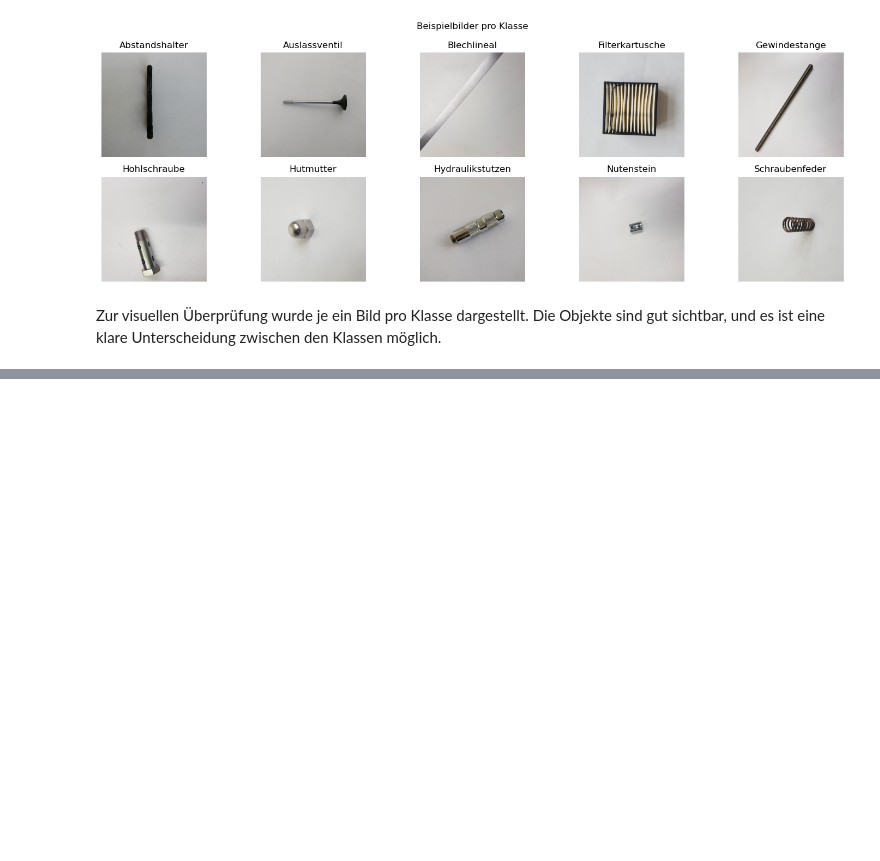
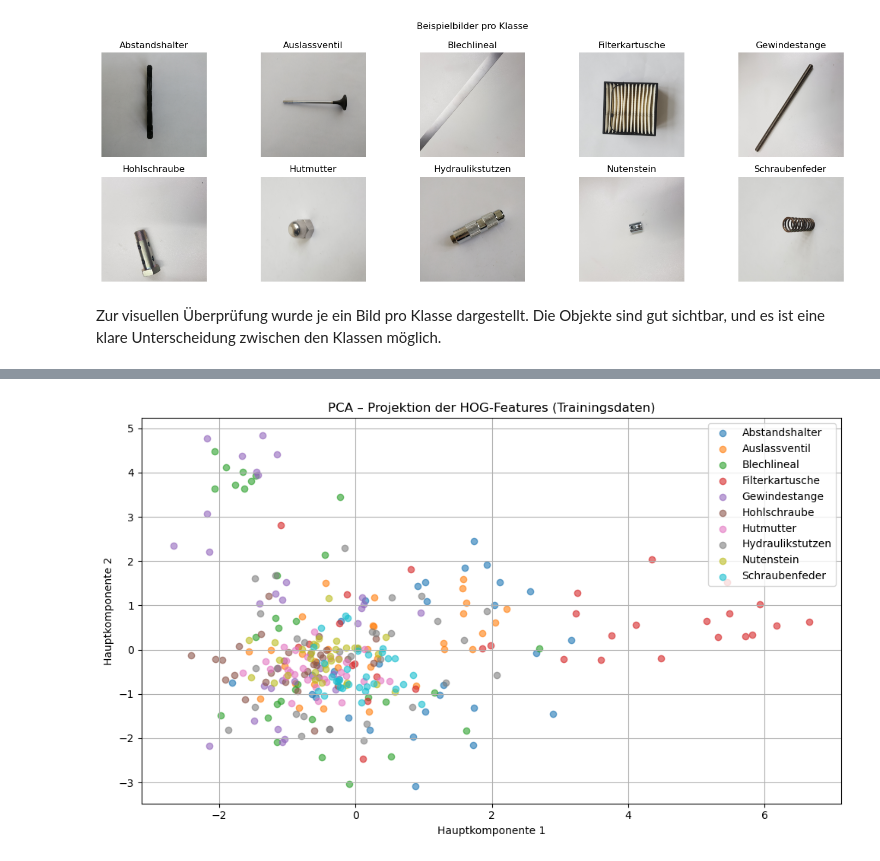
Before and after one commit to CHNCXY/AGBA2, a Jupyter notebook: HA1/HA1.ipynb, the cells around one changed output, grey strips where cells are left out. Cells and saved outputs as stored; diff of their text form; code cells hidden in the pictures; blank space fills up the shorter version.

```diff
--- a/HA1/HA1.ipynb
+++ b/HA1/HA1.ipynb
@@ -159,0 +256,25 @@ print(f"Test:  {X_test_img.shape}, Labels: {len(y_test_enc)}")
+# %%
+from sklearn.decomposition import PCA
+import matplotlib.pyplot as plt
+
+# 先将高维 HOG 特征降到 2D
+pca = PCA(n_components=2)
+X_train_pca = pca.fit_transform(X_train_hog)
+
+# 可视化
+plt.figure(figsize=(10, 6))
+
+# 不同颜色表示不同类别
+for label in np.unique(y_train_enc):
+    idx = y_train_enc == label
+    plt.scatter(X_train_pca[idx, 0], X_train_pca[idx, 1], label=label_encoder.inverse_transform([label])[0], alpha=0.6)
+
+plt.title("PCA – Projektion der HOG-Features (Trainingsdaten)")
+plt.xlabel("Hauptkomponente 1")
+plt.ylabel("Hauptkomponente 2")
+plt.legend(loc='best')
+plt.grid(True)
+plt.tight_layout()
+plt.show()
+# %% [output]
+[figure, added]
```
Also changed, not shown: parts of 18 cells of this notebook.
